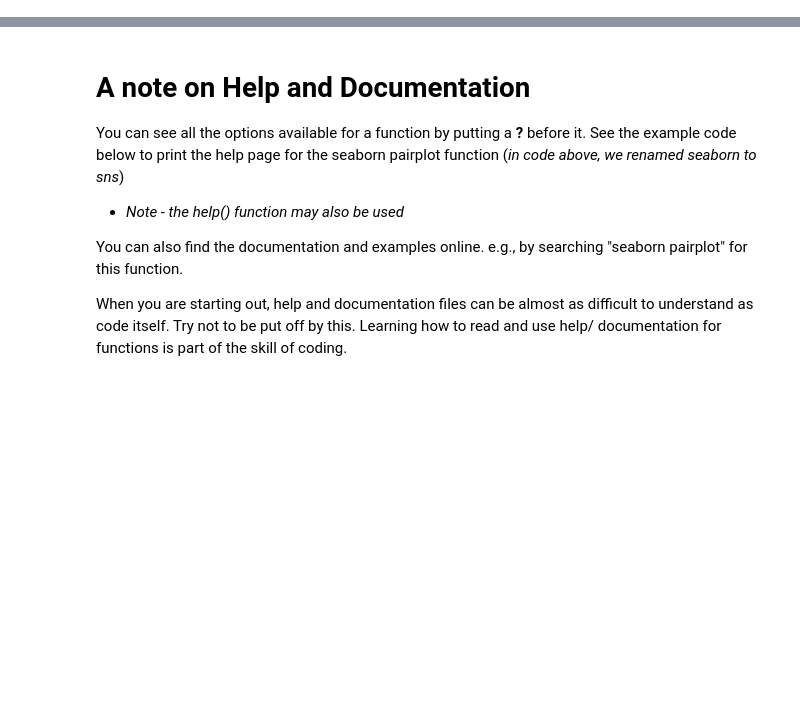
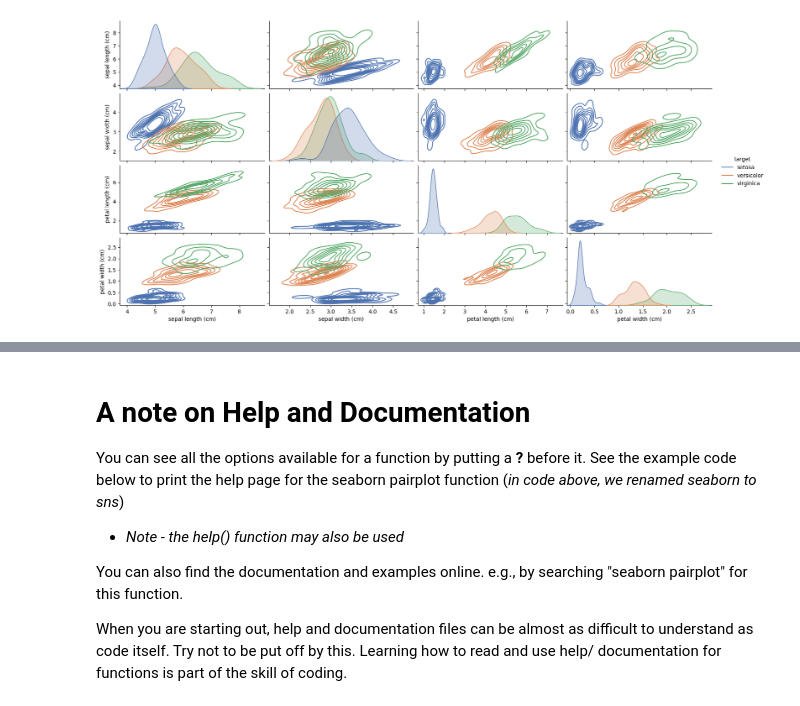
Before and after one commit to k-harris27/HealthcareCodingSkillsWorkshop, a Jupyter notebook: Python_Intro_Skills_ExampleANSWERS.ipynb, the cells around one changed output, grey strips where cells are left out. Cells and saved outputs as stored; diff of their text form; code cells hidden in the pictures; blank space fills up the shorter version.

```diff
--- a/Python_Intro_Skills_ExampleANSWERS.ipynb
+++ b/Python_Intro_Skills_ExampleANSWERS.ipynb
@@ -112,9 +297,17 @@ print(iris.keys())
 # %%
 import seaborn as sns
 
 # Rename classes using the iris target names
 iris.frame["target"] = iris.target_names[iris.target]
-_ = sns.pairplot(iris.frame, hue="target")
+_ = sns.pairplot(iris.frame,
+                 hue="target",
+                 palette="deep",
+                 aspect=2,
+                 height=2,
+                 kind="kde",
+                 )
+# %% [output]
+[figure, added]
 # %%
 import matplotlib.pyplot as plt
 
```
Also changed, not shown: parts of 31 cells of this notebook, 1 other file.
